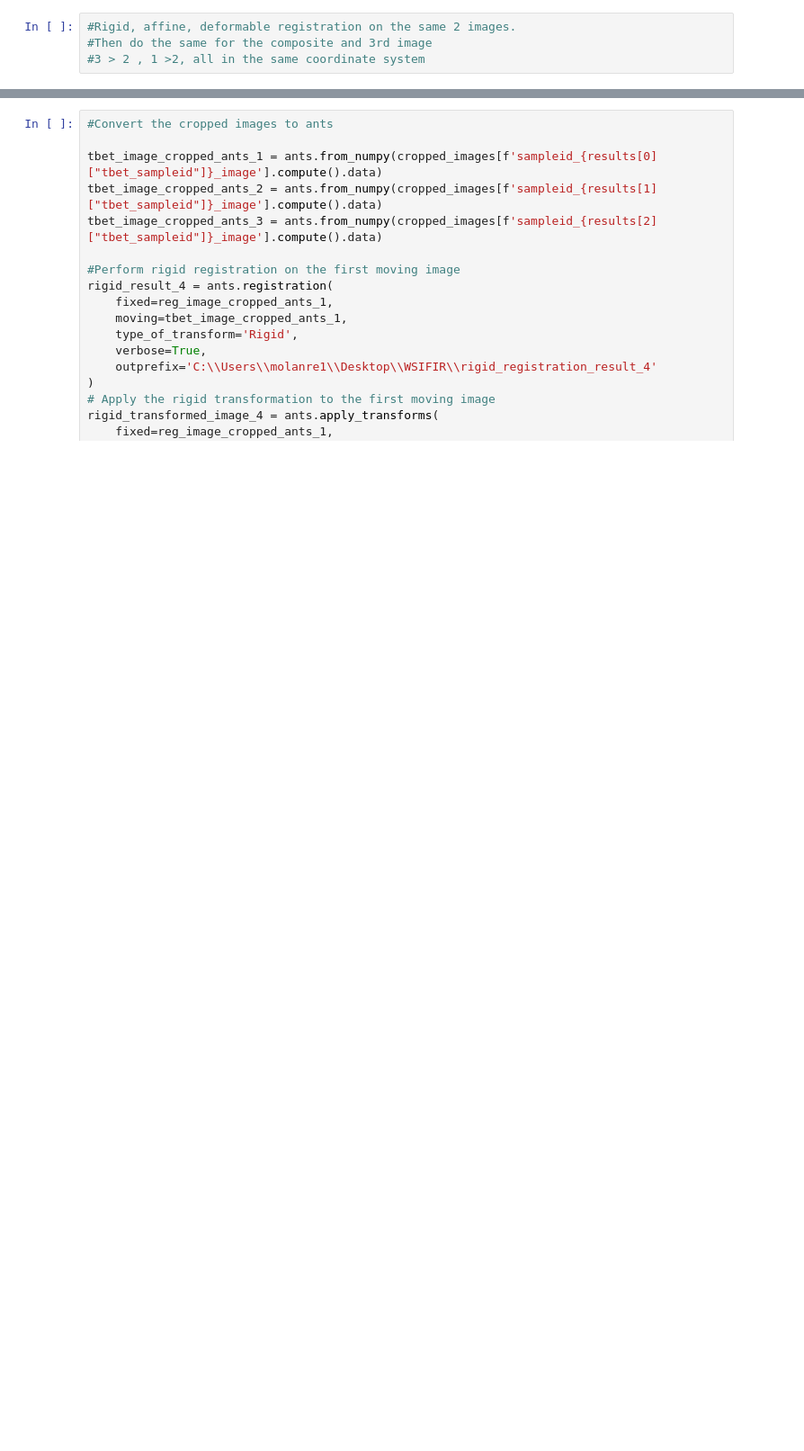
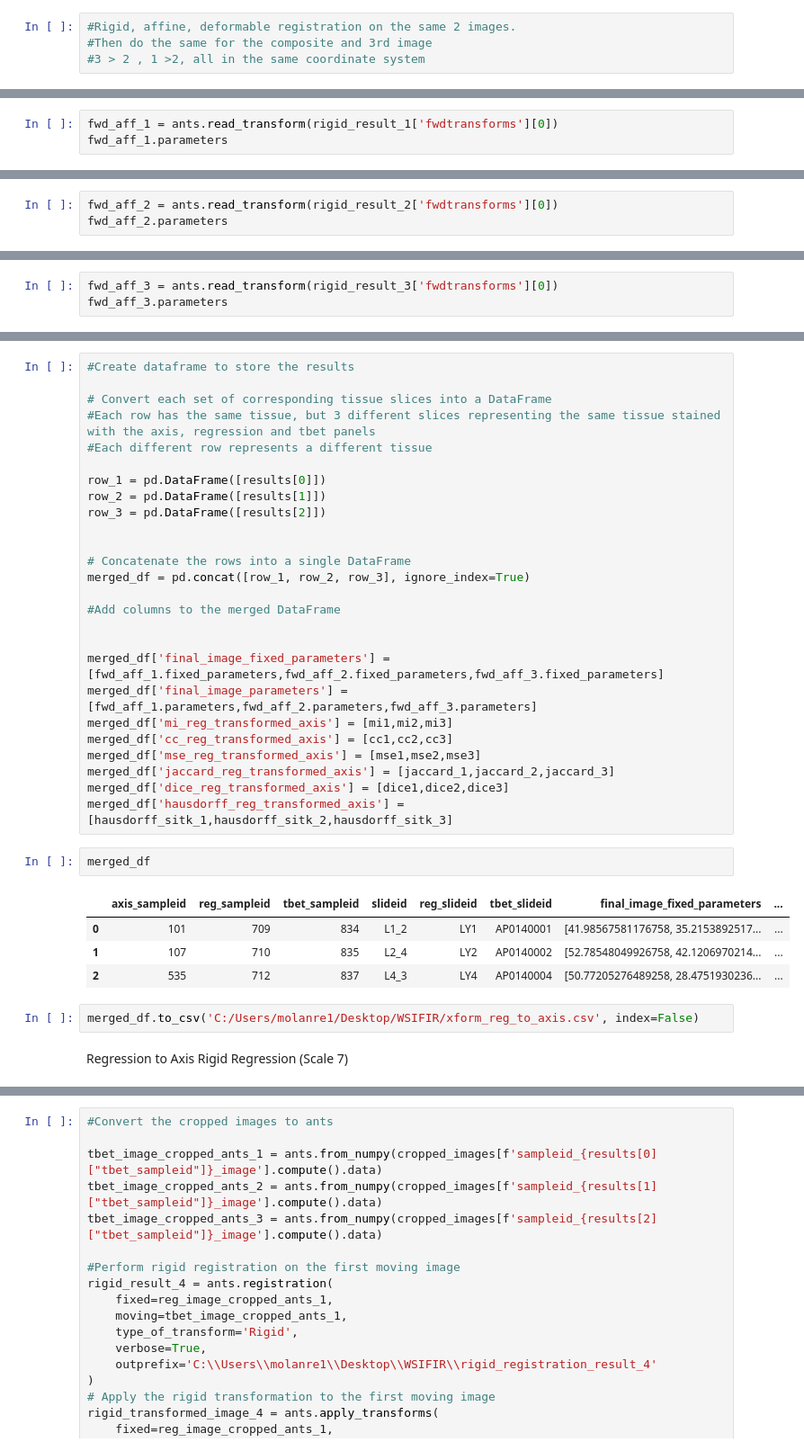
Before and after one commit to Olamiknight/WSIFIR, a Jupyter notebook: Rigid_Reg.ipynb, the cells around one changed output, grey strips where cells are left out. Shown at 90% size. Cells and saved outputs as stored; diff of their text form; blank space fills up the shorter version.

```diff
--- a/Rigid_Reg.ipynb
+++ b/Rigid_Reg.ipynb
@@ -396,0 +508,3 @@ Regression to Tbet Registration
+# %%
+fwd_aff_1 = ants.read_transform(rigid_result_1['fwdtransforms'][0])
+fwd_aff_1.parameters
@@ -396,0 +537,3 @@ Regression to Tbet Registration
+# %%
+fwd_aff_2 = ants.read_transform(rigid_result_2['fwdtransforms'][0])
+fwd_aff_2.parameters
@@ -396,0 +566,3 @@ Regression to Tbet Registration
+# %%
+fwd_aff_3 = ants.read_transform(rigid_result_3['fwdtransforms'][0])
+fwd_aff_3.parameters
@@ -396,0 +646,37 @@ Regression to Tbet Registration
+# %%
+#Create dataframe to store the results
+
+# Convert each set of corresponding tissue slices into a DataFrame
+#Each row has the same tissue, but 3 different slices representing the same tissue stained with the axis, regression and tbet panels
+#Each different row represents a different tissue
+
+row_1 = pd.DataFrame([results[0]])
+row_2 = pd.DataFrame([results[1]])
+row_3 = pd.DataFrame([results[2]])
+
+
+# Concatenate the rows into a single DataFrame
+merged_df = pd.concat([row_1, row_2, row_3], ignore_index=True)
+
+#Add columns to the merged DataFrame
+
+
+merged_df['final_image_fixed_parameters'] = [fwd_aff_1.fixed_parameters,fwd_aff_2.fixed_parameters,fwd_aff_3.fixed_parameters]
+merged_df['final_image_parameters'] = [fwd_aff_1.parameters,fwd_aff_2.parameters,fwd_aff_3.parameters]
+merged_df['mi_reg_transformed_axis'] = [mi1,mi2,mi3]
+merged_df['cc_reg_transformed_axis'] = [cc1,cc2,cc3]
+merged_df['mse_reg_transformed_axis'] = [mse1,mse2,mse3]
+merged_df['jaccard_reg_transformed_axis'] = [jaccard_1,jaccard_2,jaccard_3]
+merged_df['dice_reg_transformed_axis'] = [dice1,dice2,dice3]
+merged_df['hausdorff_reg_transformed_axis'] = [hausdorff_sitk_1,hausdorff_sitk_2,hausdorff_sitk_3]
+# %%
+merged_df
+# %% [output]
+|  | axis_sampleid | reg_sampleid | tbet_sampleid | slideid | reg_slideid | tbet_slideid | final_image_fixed_parameters | ... |
+| 0 | 101 | 709 | 834 | L1_2 | LY1 | AP0140001 | [41.98567581176758, 35.2153892517... | ... |
+| 1 | 107 | 710 | 835 | L2_4 | LY2 | AP0140002 | [52.78548049926758, 42.1206970214... | ... |
+| 2 | 535 | 712 | 837 | L4_3 | LY4 | AP0140004 | [50.77205276489258, 28.4751930236... | ... |
+# %%
+merged_df.to_csv('C:/Users/molanre1/Desktop/WSIFIR/xform_reg_to_axis.csv', index=False)
+# %% [markdown]
+Regression to Axis Rigid Regression (Scale 7)
```
Also changed, not shown: parts of 22 cells of this notebook.
